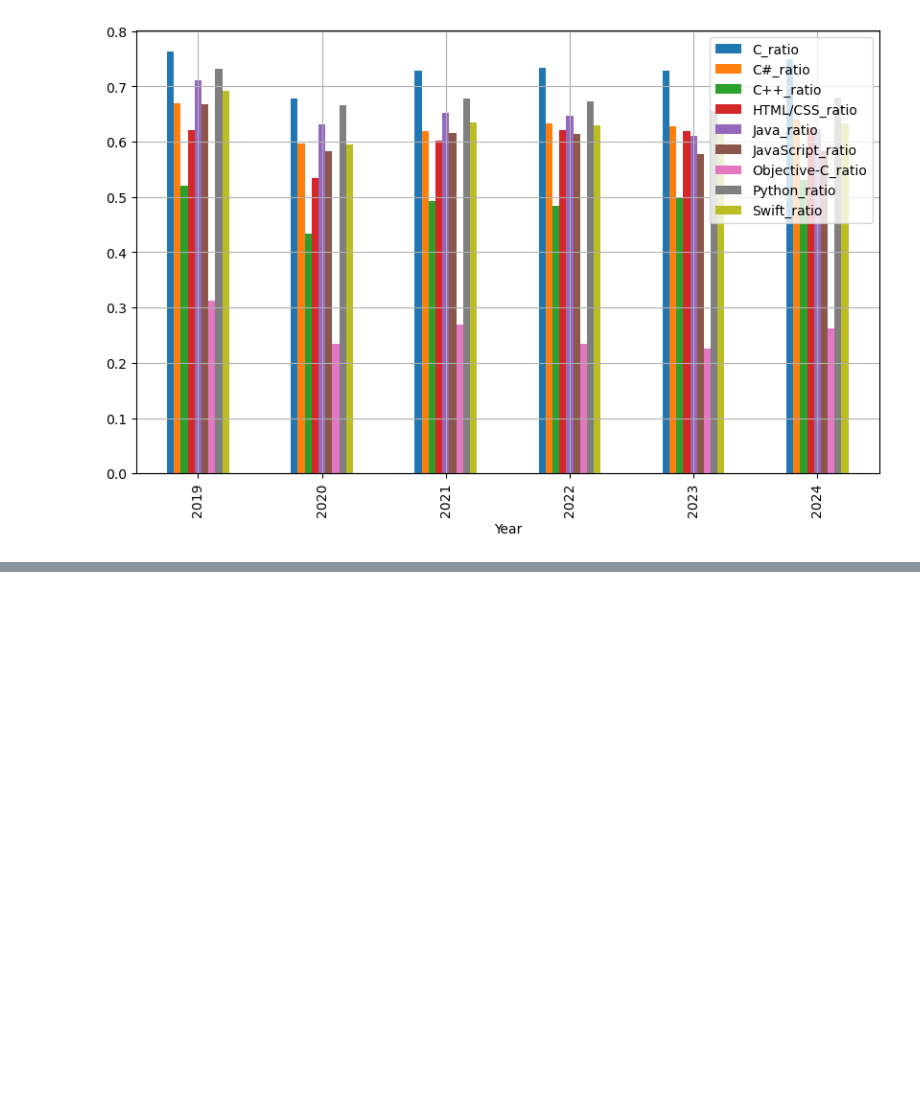
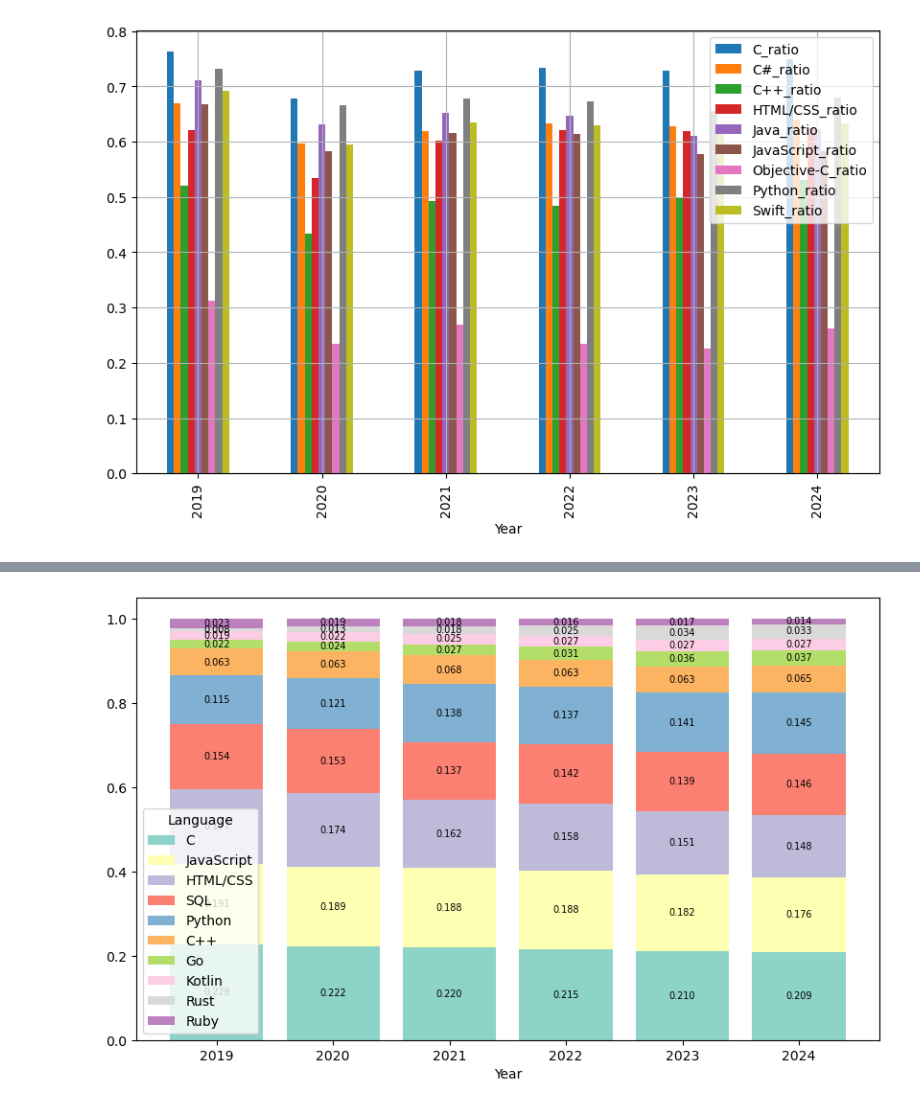
Before and after one commit to AlbertFlatscher/Stackoverflow_Survey_over_Time, a Jupyter notebook: Shifts_in_Programming_Preferences_from_2019_to_2024.ipynb, the cells around one changed output, grey strips where cells are left out. Saved outputs shown, nothing was run; the diff lists cells and outputs as text; code cells hidden in the pictures; blank space fills up the shorter version.

```diff
--- a/Shifts_in_Programming_Preferences_from_2019_to_2024.ipynb
+++ b/Shifts_in_Programming_Preferences_from_2019_to_2024.ipynb
@@ -384,7 +384,7 @@ years = ['2019', '2020', '2021', '2022', '2023', '2024']
 column_name = 'LanguageWantToWorkWith'
 
 # use the function to isolate a column and get all the entries of its component
-num_wanted_work = isolate_column_to_df(years, column_name)
+num_wanted_work = isolate_column_to_df(combined_df, years, column_name)
 
 # Drop columns that contain at least one zero
 num_wanted_work = num_wanted_work.loc[:, (num_wanted_work != 0).all(axis=0)]
@@ -498,0 +514,16 @@ popularity_ratios_df.plot(kind='bar', figsize=(10, 6), grid=True)
+# %%
+# create a df to store only entrys of high frequency SO users
+SO_high_freq_df = combined_df[  (combined_df['SOVisitFreq'] == 'Daily or almost daily')\
+                  | (combined_df['SOVisitFreq'] == 'A few times per week')\
+                  | (combined_df['SOVisitFreq'] == 'Multiple times per day')]
+# %%
+# isolate the languages high frequency users have worked with
+# list of years
+years = ['2019', '2020', '2021', '2022', '2023', '2024']
+column_name = 'LanguageHaveWorkedWith'
+
+num_high_freq = isolate_column_to_df(SO_high_freq_df, years, column_name)
+
+# Drop columns that contain at least one zero
+num_high_freq = num_high_freq.loc[:, (num_high_freq != 0).all(axis=0)]
+num_high_freq.head()
@@ -498,0 +538,8 @@ popularity_ratios_df.plot(kind='bar', figsize=(10, 6), grid=True)
+# %%
+# determine the ratio of the dataframe
+ratio_list = []
+for year in years:
+    ratio = num_high_freq[num_high_freq.index == year].sum() / num_high_freq[num_high_freq.index == year].sum().sum()
+    ratio_list.append(ratio)
+
+ratio_high_freq = pd.DataFrame(ratio_list, index=years)
@@ -498,0 +550,4 @@ popularity_ratios_df.plot(kind='bar', figsize=(10, 6), grid=True)
+# %%
+plot_stacked_bar(ratio_high_freq, True)
+# %% [output]
+[figure, added]
```
Also changed, not shown: parts of 7 cells of this notebook.
